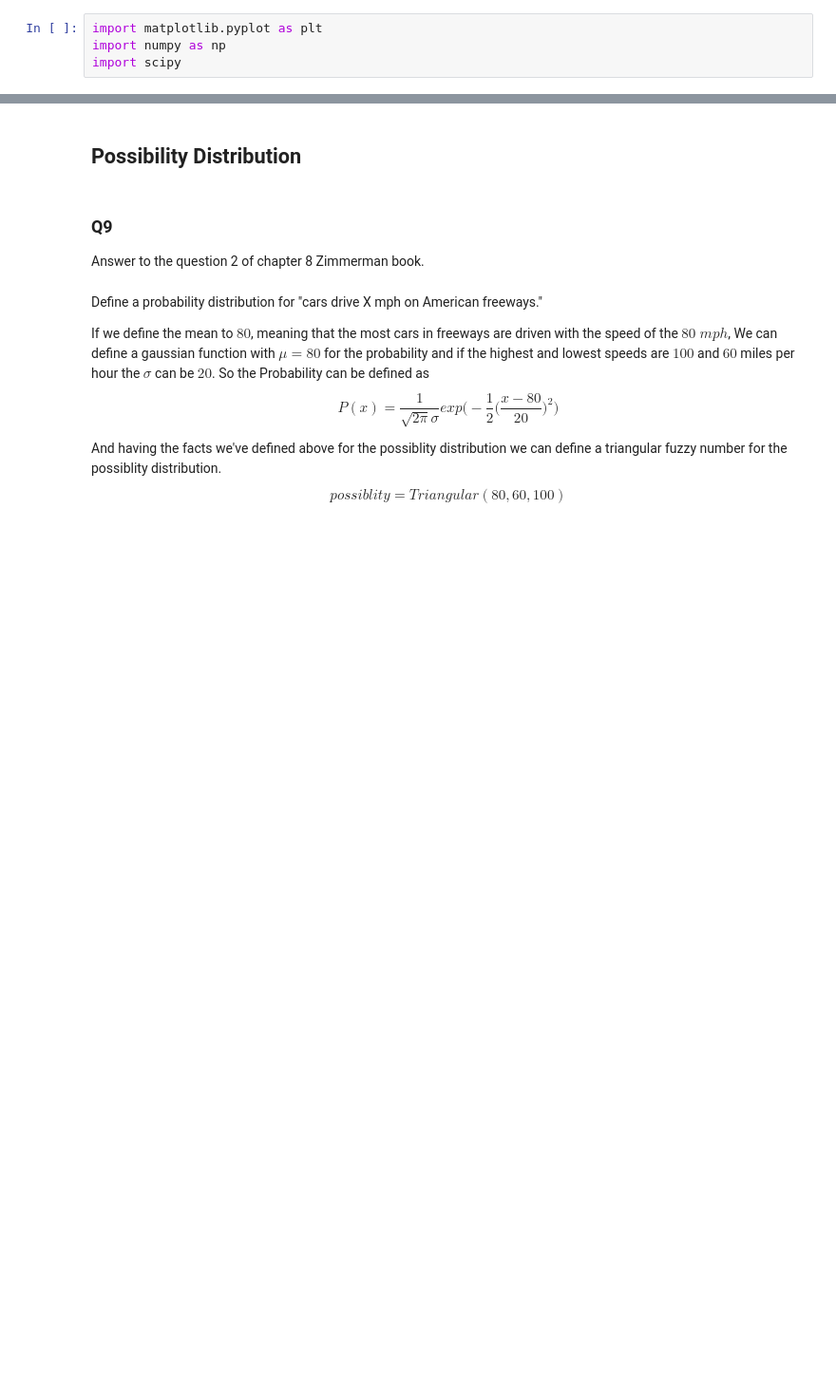
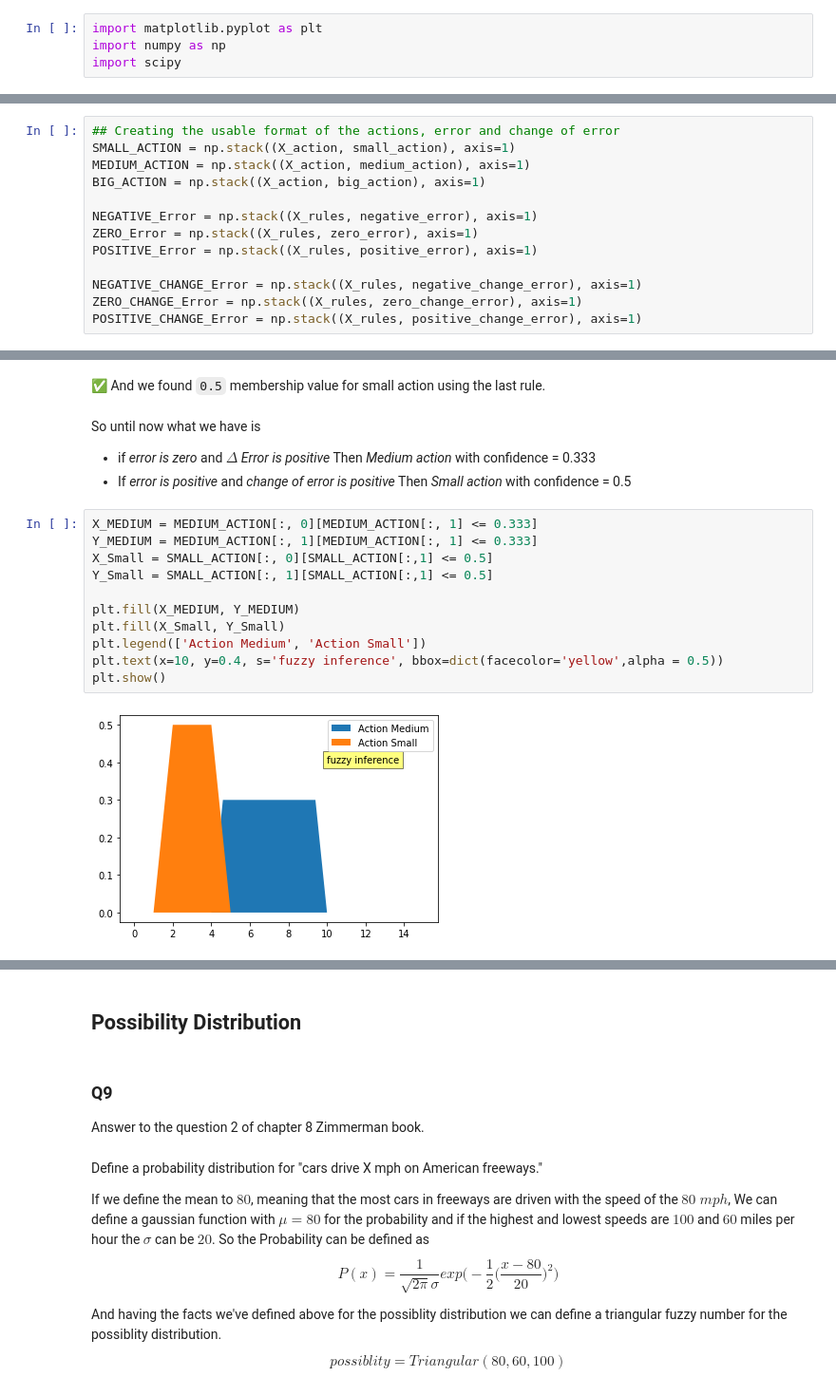
Before and after one commit to amindadgar/Fuzzy-Systems, a Jupyter notebook: HW3/Answers/main.ipynb, the cells around one changed output, grey strips where cells are left out. Shown at 95% size. Drawn from its saved outputs; the diff is of its cells as text; blank space fills up the shorter version.

```diff
--- a/HW3/Answers/main.ipynb
+++ b/HW3/Answers/main.ipynb
@@ -115,0 +265,13 @@ Answer to the question 3 of chapter 11, using the Zimmerman book.
+# %%
+## Creating the usable format of the actions, error and change of error
+SMALL_ACTION = np.stack((X_action, small_action), axis=1)
+MEDIUM_ACTION = np.stack((X_action, medium_action), axis=1)
+BIG_ACTION = np.stack((X_action, big_action), axis=1)
+
+NEGATIVE_Error = np.stack((X_rules, negative_error), axis=1)
+ZERO_Error = np.stack((X_rules, zero_error), axis=1)
+POSITIVE_Error = np.stack((X_rules, positive_error), axis=1)
+
+NEGATIVE_CHANGE_Error = np.stack((X_rules, negative_change_error), axis=1)
+ZERO_CHANGE_Error = np.stack((X_rules, zero_change_error), axis=1)
+POSITIVE_CHANGE_Error = np.stack((X_rules, positive_change_error), axis=1)
@@ -115,0 +384,19 @@ Answer to the question 3 of chapter 11, using the Zimmerman book.
+# %% [markdown]
+✅ And we found  `0.5` membership value for small action using the last rule.
+# %% [markdown]
+So until now what we have is
+- if *error is zero* and *$\Delta$ Error is positive* Then *Medium action* with confidence = 0.333
+- If *error is positive* and *change of error is positive* Then *Small action* with confidence = 0.5
+# %%
+X_MEDIUM = MEDIUM_ACTION[:, 0][MEDIUM_ACTION[:, 1] <= 0.333]
+Y_MEDIUM = MEDIUM_ACTION[:, 1][MEDIUM_ACTION[:, 1] <= 0.333]
+X_Small = SMALL_ACTION[:, 0][SMALL_ACTION[:,1] <= 0.5]
+Y_Small = SMALL_ACTION[:, 1][SMALL_ACTION[:,1] <= 0.5]
+
+plt.fill(X_MEDIUM, Y_MEDIUM)
+plt.fill(X_Small, Y_Small)
+plt.legend(['Action Medium', 'Action Small'])
+plt.text(x=10, y=0.4, s='fuzzy inference', bbox=dict(facecolor='yellow',alpha = 0.5))
+plt.show()
+# %% [output]
+[figure, added]
```
Also changed, not shown: parts of 58 cells of this notebook.
